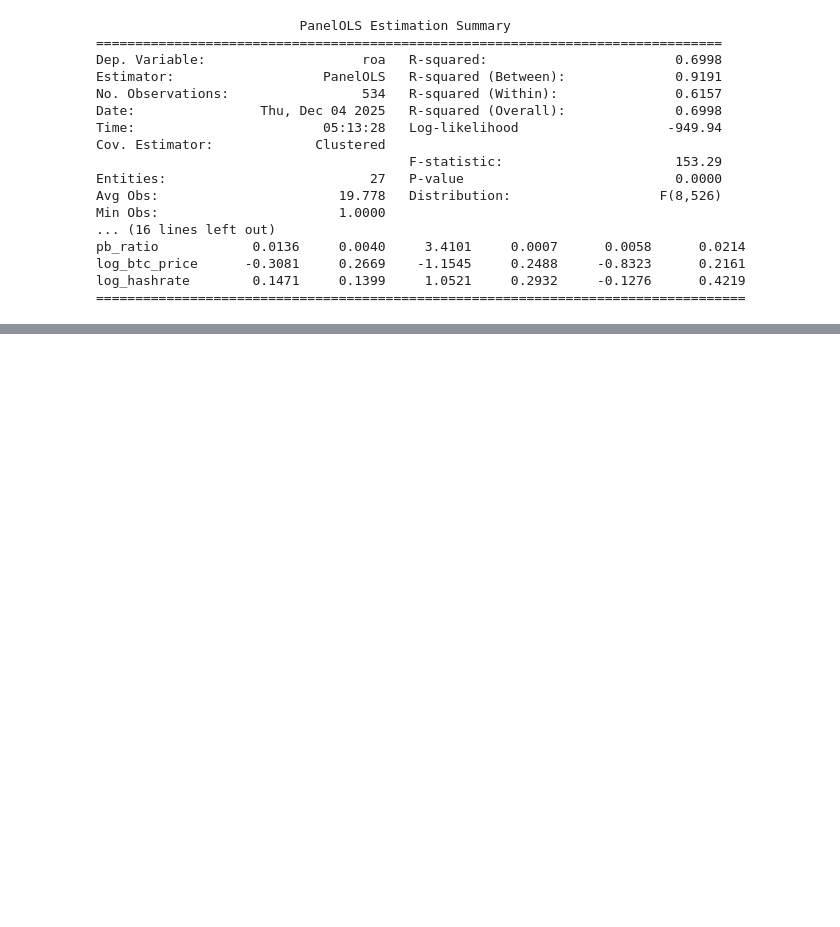
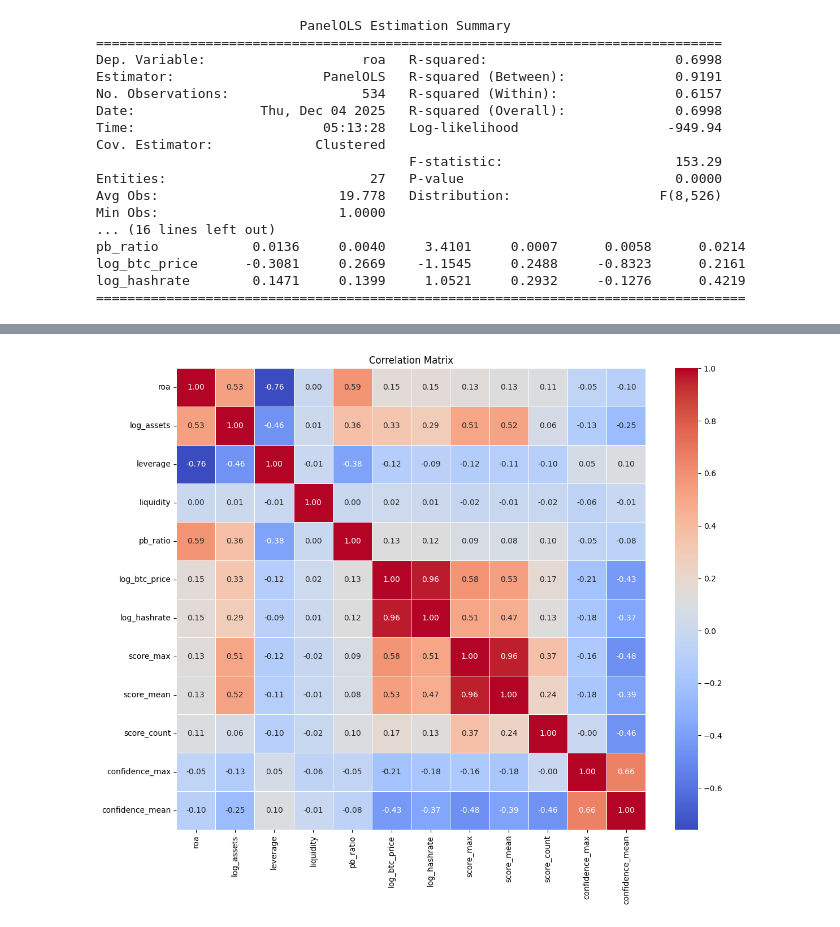
Before and after one commit to NoelJacob/research-sec, a Jupyter notebook: final-csv.ipynb, the cells around one changed output, grey strips where cells are left out. Saved outputs shown, nothing was run; the diff lists cells and outputs as text; code cells hidden in the pictures; blank space fills up the shorter version.

```diff
--- a/final-csv.ipynb
+++ b/final-csv.ipynb
@@ -111,0 +121,15 @@ log_hashrate        0.1471     0.1399     1.0521     0.2932     -0.1276      0.4
+# %%
+plt.figure(figsize=(12, 10))  # Adjust figure size as needed
+numeric_df = merged_df.select_dtypes(include="number")
+sns.heatmap(
+    numeric_df.corr(),
+    annot=True,
+    cmap="coolwarm",
+    fmt=".2f",
+    linewidths=0.5,
+)
+plt.title("Correlation Matrix")
+plt.tight_layout()
+plt.show()
+# %% [output]
+[figure, added]
```
Also changed, not shown: parts of 6 cells of this notebook, 4 other files.
